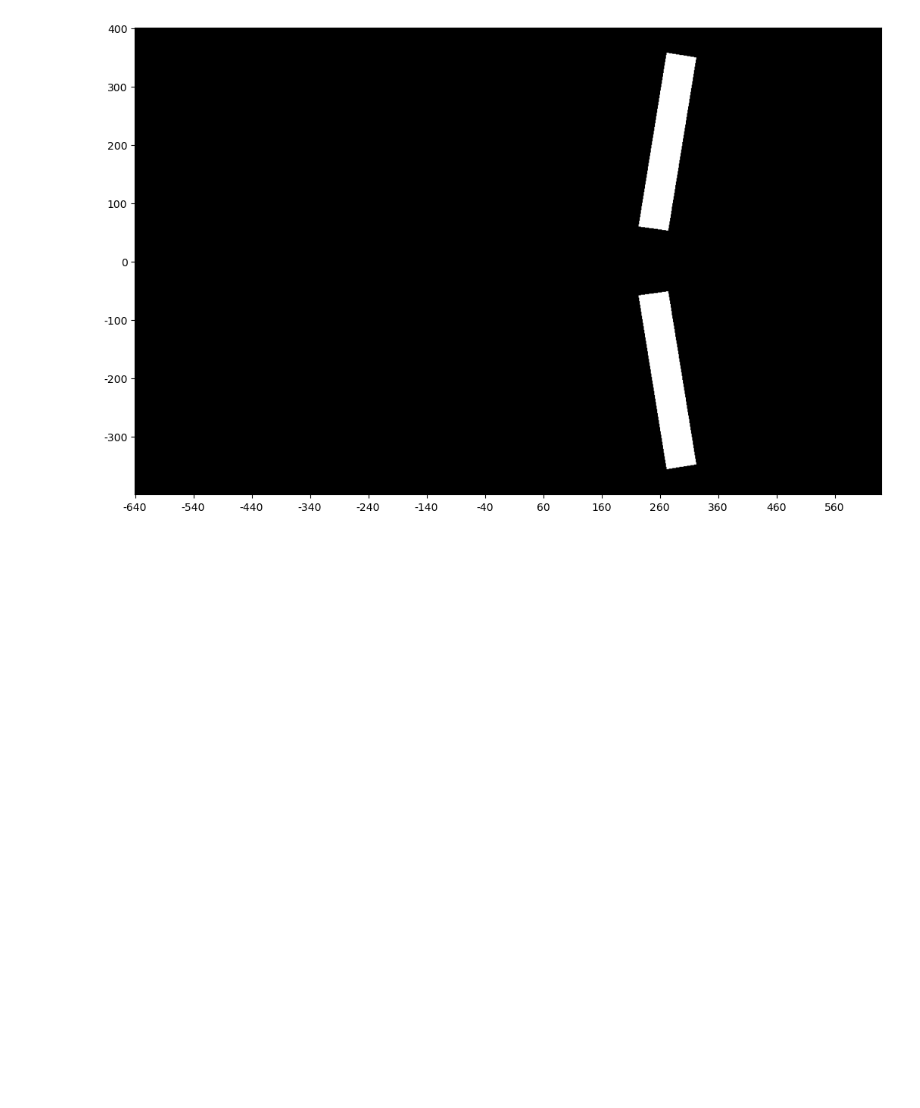
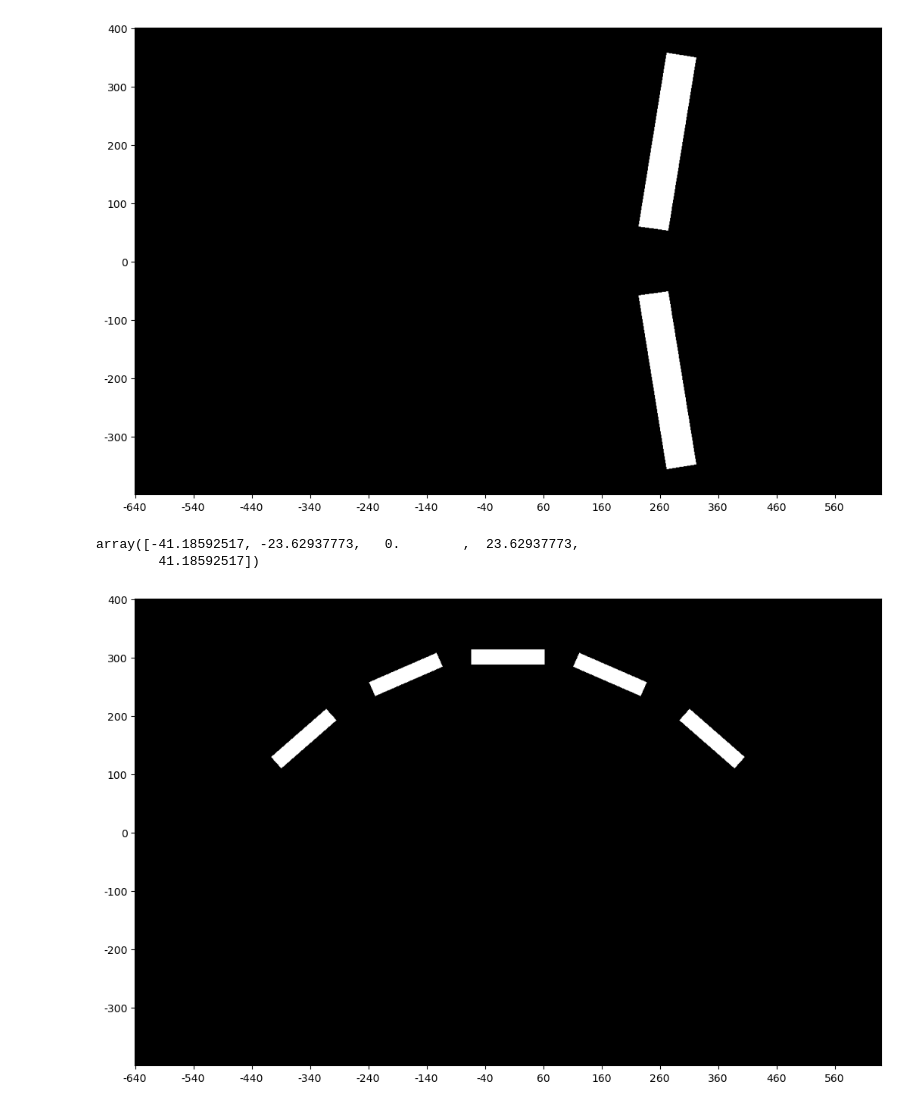
Before and after one commit to scliu7/useful_stuff, a Jupyter notebook: active_matters/draw_bars/draw_bar_from_coord.ipynb, the cells around one changed output. Saved outputs shown, nothing was run; the diff lists cells and outputs as text; code cells hidden in the pictures; blank space fills up the shorter version.

```diff
--- a/active_matters/draw_bars/draw_bar_from_coord.ipynb
+++ b/active_matters/draw_bars/draw_bar_from_coord.ipynb
@@ -300,3 +323,40 @@ save_tiff("push_all_only_2_3", img)
 display_tiff("push_all_only_2_3")
 # %% [output]
 [figure]
+# %%
+
+def get_bar_positions_angles(num_bars, bar_size, focal_point, spacing):
+    d = focal_point[0]
+    width, height = bar_size
+
+    bar_angles = [np.arctan((i - (num_bars - 1) / 2) * (width + spacing) / d) for i in range(num_bars)]
+
+    bar_positions = [(i - (num_bars - 1) / 2) * (width + spacing) for i in range(num_bars)]
+
+    coords = [(x, focal_point[1]) for x in bar_positions]
+
+    return coords, np.rad2deg(bar_angles)
+
+# Your existing functions remain unchanged
+
+num_bars = 5
+bar_size = (25, 125)
+focal_point = (400, 0)
+spacing = 150
+
+coords, angles = get_bar_positions_angles(num_bars, bar_size, focal_point, spacing)
+angles
+# %% [output]
+array([-41.18592517, -23.62937773,   0.        ,  23.62937773,
+        41.18592517])
+# %%
+coords = [(-350.0, -140), (-175.0, -30), (0.0, 0), (175.0, -30), (350.0, -140)]
+new_coords = [(x, y+300) for x, y in coords]
+# %%
+img = draw_bars(bar_size, new_coords, angles)
+
+filename = "concentrated_bars"
+save_tiff(filename, img)
+display_tiff(filename)
+# %% [output]
+[figure, added]
```
Also changed, not shown: parts of 3 cells of this notebook.
